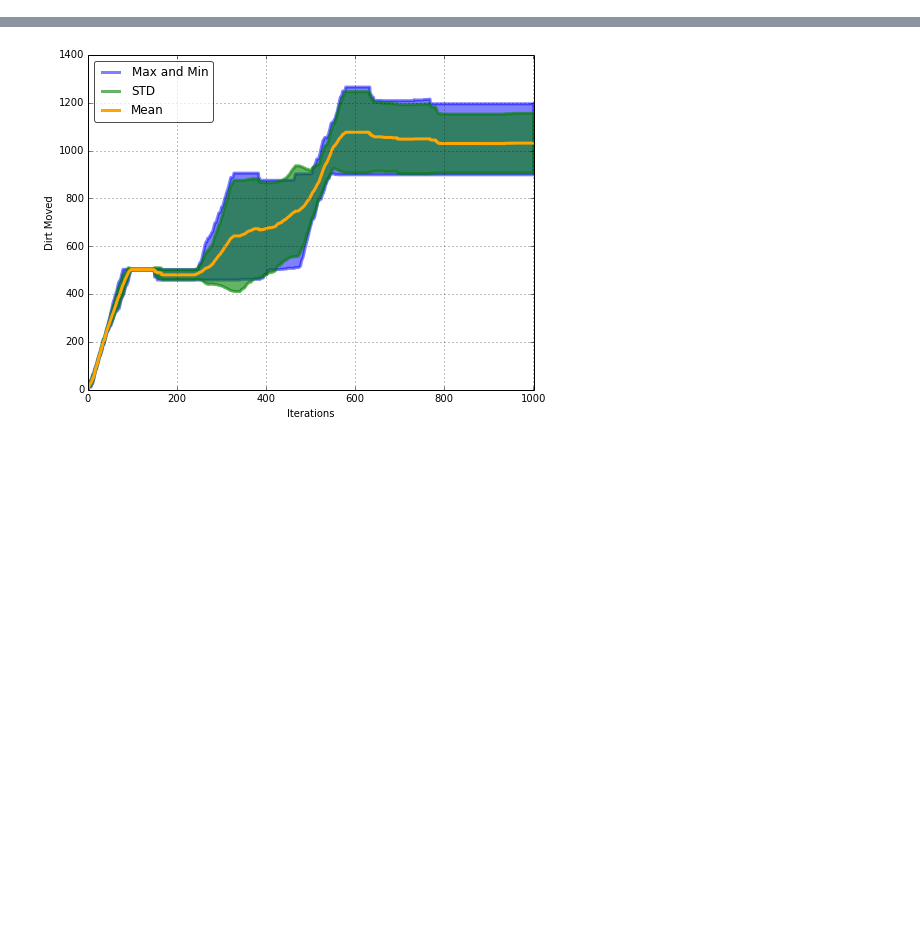
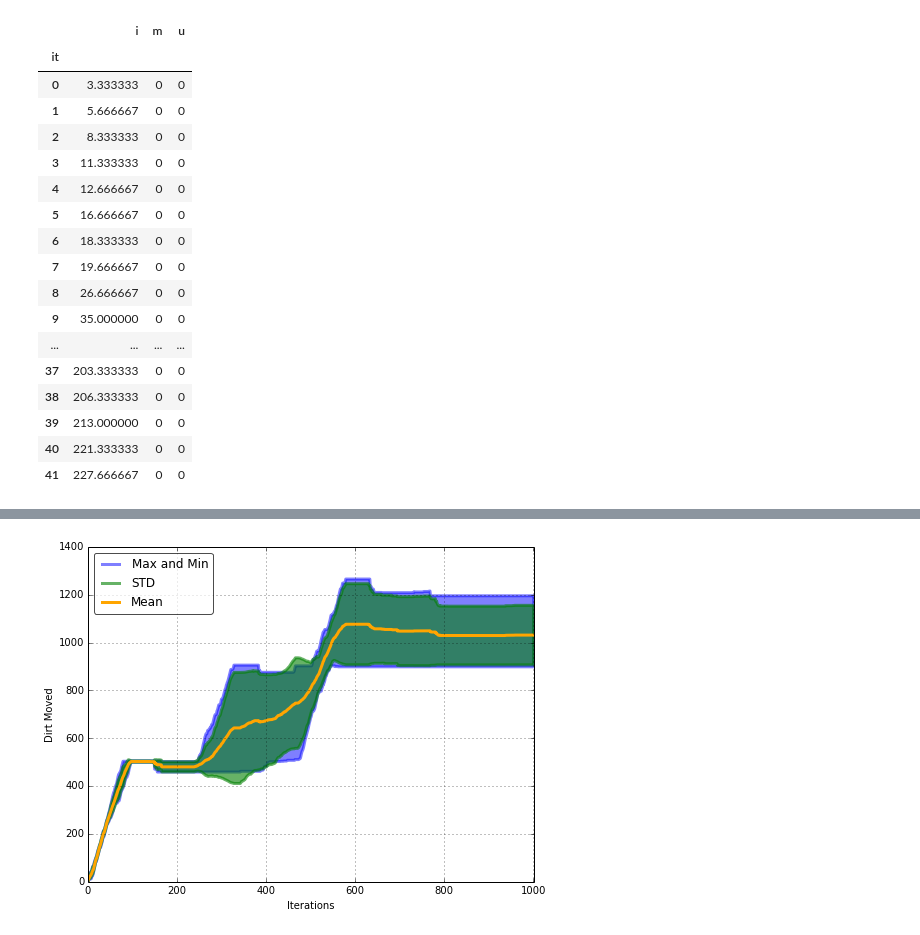
Before and after one commit to ruffsl/CS7630P1, a Jupyter notebook: Data/Data Crunch.ipynb, the cells around one changed output, grey strips where cells are left out. Saved outputs shown, nothing was run; the diff lists cells and outputs as text; code cells hidden in the pictures; blank space fills up the shorter version.

```diff
--- a/Data/Data Crunch.ipynb
+++ b/Data/Data Crunch.ipynb
@@ -126,3 +159,24 @@ df.head()
+# %%
+grouped.mean()
+# %% [output]
+|  | i | m | u |
+| it |  |  |  |
+| 0 | 3.333333 | 0 | 0 |
+| 1 | 5.666667 | 0 | 0 |
+| 2 | 8.333333 | 0 | 0 |
+| 3 | 11.333333 | 0 | 0 |
+| 4 | 12.666667 | 0 | 0 |
+| 5 | 16.666667 | 0 | 0 |
+| 6 | 18.333333 | 0 | 0 |
+| 7 | 19.666667 | 0 | 0 |
+| 8 | 26.666667 | 0 | 0 |
+| 9 | 35.000000 | 0 | 0 |
+| ... | ... | ... | ... |
+| 37 | 203.333333 | 0 | 0 |
+| 38 | 206.333333 | 0 | 0 |
+| 39 | 213.000000 | 0 | 0 |
+| 40 | 221.333333 | 0 | 0 |
+| 41 | 227.666667 | 0 | 0 |
 # %%
 grouped = df.groupby(lambda x: x[1], axis=1)
 for i, group in grouped:
```
Also changed, not shown: parts of 10 cells of this notebook, 12 other files.
